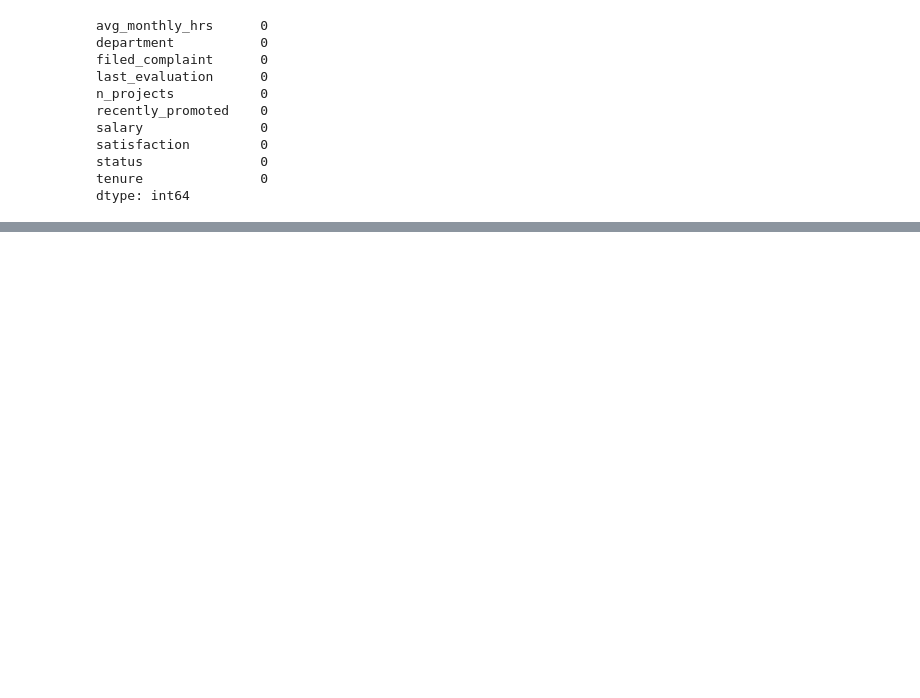
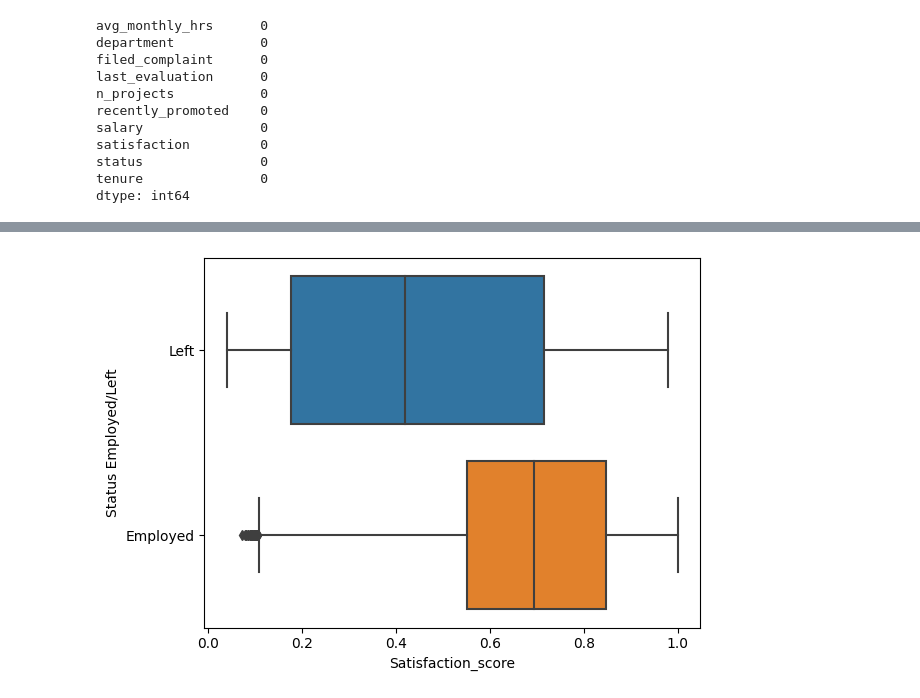
Before and after one commit to johnjustine5646/Lab7_2348522, a Jupyter notebook: Lab7_20112320.ipynb, the cells around one changed output, grey strips where cells are left out. Cells and saved outputs as stored; diff of their text form; code cells hidden in the pictures; blank space fills up the shorter version.

```diff
--- a/Lab7_20112320.ipynb
+++ b/Lab7_20112320.ipynb
@@ -137,0 +138,8 @@ plt.show() #most people are leaving after 3-4 years with the company, no retenti
+# %%
+import seaborn as sns
+sns.boxplot(data=df, x='satisfaction', y='status')
+plt.xlabel('Satisfaction_score')
+plt.ylabel('Status Employed/Left')
+plt.show()
+# %% [output]
+[figure, added]
```
Also changed, not shown: parts of 16 cells of this notebook.
